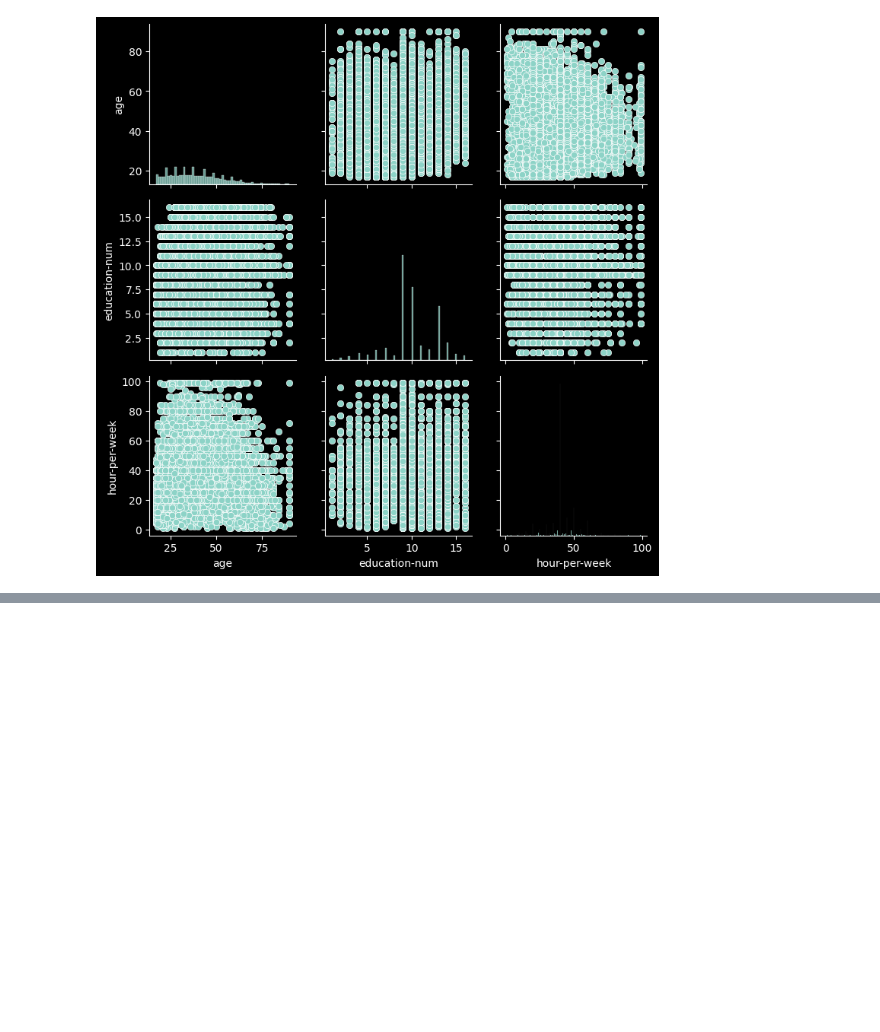
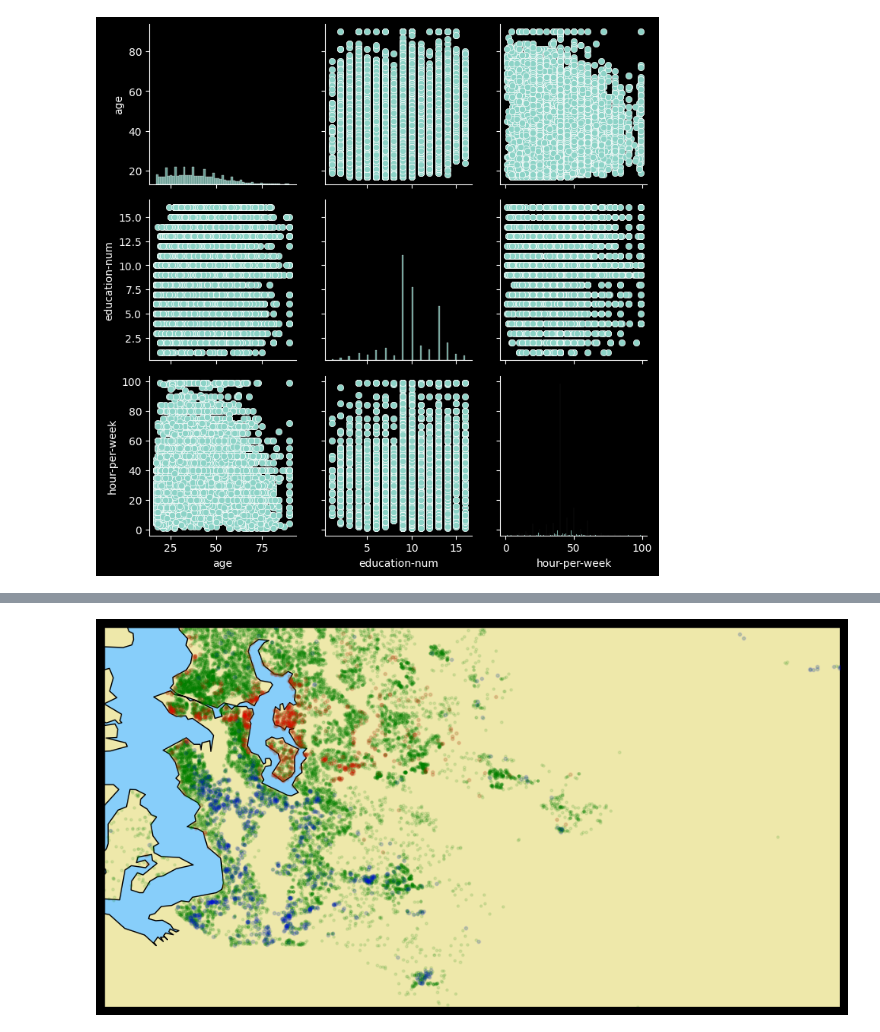
Before and after one commit to Joao-Inacio/Statistics_for-Data_Science, a Jupyter notebook: Visualizacao/Graficos.ipynb, the cells around one changed output, grey strips where cells are left out. Saved outputs shown, nothing was run; the diff lists cells and outputs as text; code cells hidden in the pictures; blank space fills up the shorter version.

```diff
--- a/Visualizacao/Graficos.ipynb
+++ b/Visualizacao/Graficos.ipynb
@@ -181,0 +244,4 @@ g.map_offdiag(sns.scatterplot);
+# %%
+# Ordenado os valores da coluna preço de forma decrescente
+df_dcs = df.sort_values(by='price',  ascending=False)
+df_dcs.head()
@@ -181,0 +256,4 @@ g.map_offdiag(sns.scatterplot);
+# %%
+# Selecionado as casas com maiores valores
+df_caros = df_dcs[0:1000]
+df_caros
@@ -181,0 +274,4 @@ g.map_offdiag(sns.scatterplot);
+# %%
+# Ordenado os valores da coluna preço de forma crescente
+df_cst = df.sort_values(by='price',  ascending=True)
+df_cst.head()
@@ -181,0 +286,4 @@ g.map_offdiag(sns.scatterplot);
+# %%
+# Selecionado as casas com menores valores
+df_baratos = df_cst[0:1000]
+df_baratos
@@ -181,0 +304,25 @@ g.map_offdiag(sns.scatterplot);
+# %%
+# Visualizando o mapa
+plt.figure(figsize=(12, 12))
+m = Basemap(
+    projection='cyl', resolution='h',
+    llcrnrlat=lat1, urcrnrlat=lat2,
+    llcrnrlon=lon1, urcrnrlon=lon2
+)
+m.drawcoastlines()
+m.fillcontinents(color='palegoldenrod', lake_color='lightskyblue')
+m.drawmapboundary(fill_color='lightskyblue')
+m.scatter(
+    df['long'], df['lat'], s=5,
+    c='green', alpha=0.1, zorder=2
+)
+m.scatter(
+    df_caros['long'], df_caros['lat'], s=10,
+    c='red', alpha=0.1, zorder=3
+)
+m.scatter(
+    df_baratos['long'], df_baratos['lat'], s=10,
+    c='blue', alpha=0.1, zorder=4
+);
+# %% [output]
+[figure, added]
```
Also changed, not shown: parts of 14 cells of this notebook.
